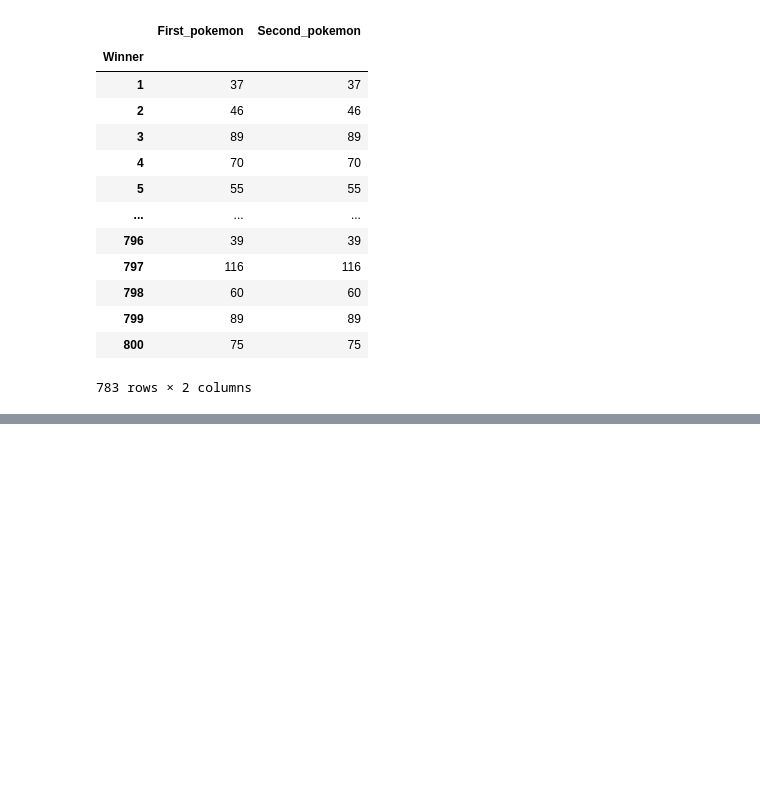
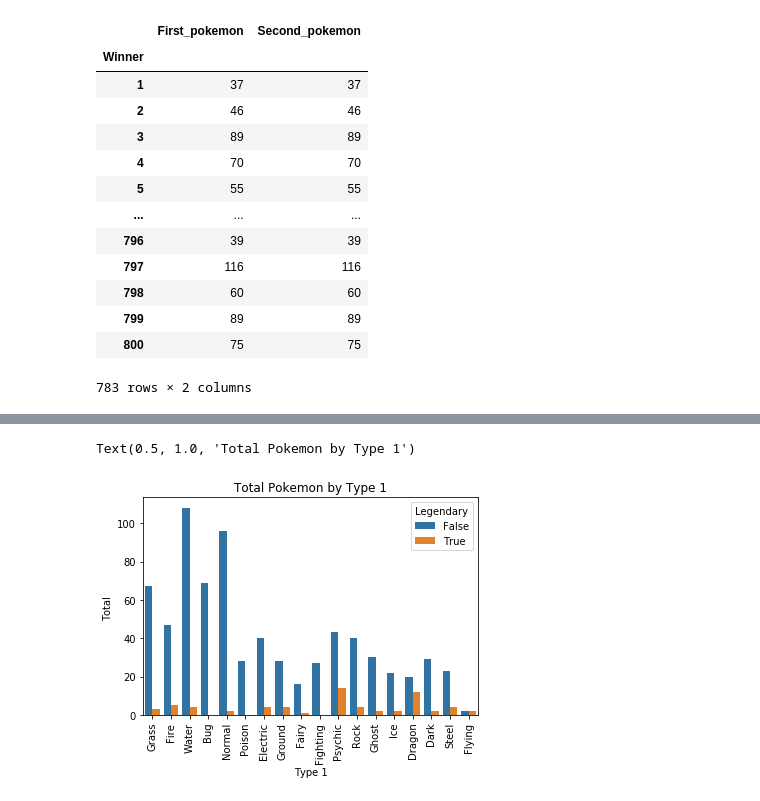
Before and after one commit to bjpark0805/Pokemon_Data_analysis-, a Jupyter notebook: Pokemon_data_analysis_example.ipynb, the cells around one changed output, grey strips where cells are left out. Cells and saved outputs as stored; diff of their text form; code cells hidden in the pictures; blank space fills up the shorter version.

Commit message:
visualize begin

```diff
--- a/Pokemon_data_analysis_example.ipynb
+++ b/Pokemon_data_analysis_example.ipynb
@@ -282,4 +246,4 @@ pd.DataFrame(combat.groupby('Winner').count()['First_pokemon'])
 # %%
 #both methods produce the same results
-countByFirst = combat.groupby('Second_pokemon').count()
-countBySecond = combat.groupby('First_pokemon').count()
+countByFirst = combat.groupby('First_pokemon').count()
+countBySecond = combat.groupby('Second_pokemon').count()
@@ -312,6 +321,6 @@ pokemon.iloc[230]
 # %%
 # Feature engineering
-numberOfWins['Total Fights'] = countByFirst.Winner + countBySecond.Winner
-numberOfWins['Win Percentage']= numberOfWins.First_pokemon/numberOfWins['Total Fights']
+numberOfWins['Total Fights'] = countByFirst['Winner'] + countBySecond['Winner']
+numberOfWins['Win Percentage']= numberOfWins['First_pokemon']/numberOfWins['Total Fights']
 # %%
 numberOfWins
@@ -320,4 +348,4 @@ numberOfWins['Total Fights'][154]
 # %%
 # merge the winning dataset and the original pokemon dataset
-results2 = pd.merge(pokemon, numberOfWins, right_index = True, left_on='Number')
-results2
+results = pd.merge(pokemon, numberOfWins, left_on='Number', right_index = True, how='left')
+results
@@ -332,0 +455,13 @@ results3[np.isfinite(results3['Win Percentage'])].sort_values(by = ['Win Percent
+# %%
+# Countplot : show the counts of observations for each category
+# if giving hues, you can separate each category for each hue
+
+sns.set_color_codes("pastel")
+ax = sns.countplot(x="Type 1", hue="Legendary", data=results)
+plt.xticks(rotation= 90)
+plt.xlabel('Type 1')
+plt.ylabel('Total ')
+plt.title("Total Pokemon by Type 1")
+# %% [output]
+Text(0.5, 1.0, 'Total Pokemon by Type 1')
+[figure, added]
```
Also changed, not shown: parts of 49 cells of this notebook.
